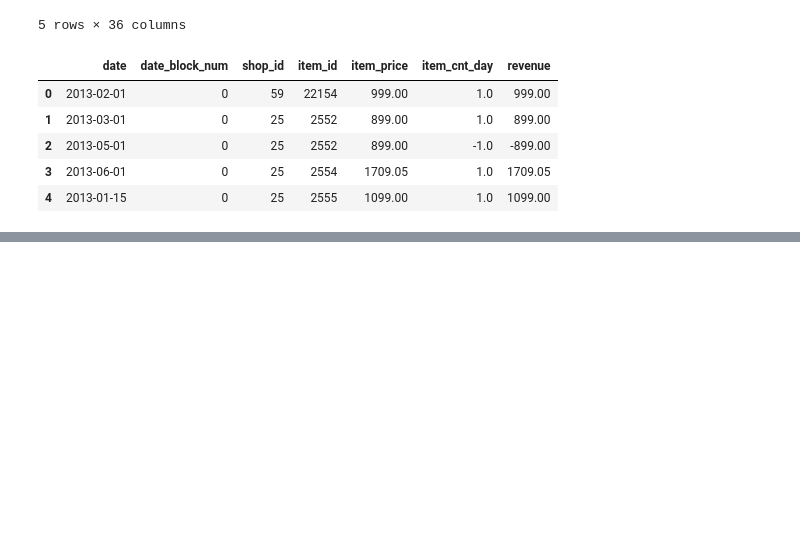
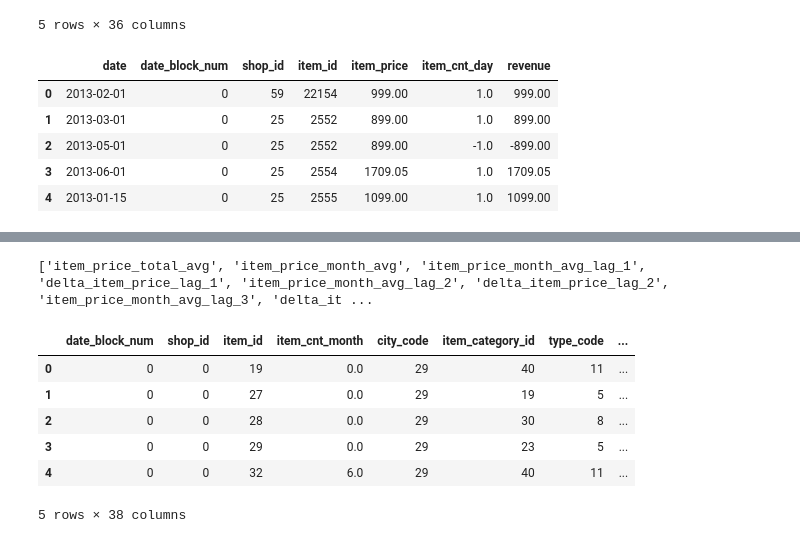
Before and after one commit to ShinsakuOkazaki/pred-future-sales, a Jupyter notebook: notebooks/lag_feature_gen.ipynb, the cells around one changed output, grey strips where cells are left out. Cells and saved outputs as stored; diff of their text form; code cells hidden in the pictures; blank space fills up the shorter version.

```diff
--- a/notebooks/lag_feature_gen.ipynb
+++ b/notebooks/lag_feature_gen.ipynb
@@ -107,0 +86,4 @@ MemoryError:
+# %%
+for i in lag_nums:
+    train_test['delta_item_price_lag_' + str(i)] = (train_test['item_price_month_avg_lag_' + str(i)] - train_test['item_price_total_avg']) \
+                                                        / train_test['item_price_total_avg']
@@ -107,0 +99,11 @@ MemoryError:
+# %%
+train_test['delta_item_price_lag'] = train_test['delta_item_price_lag'].astype(np.float64)
+# %%
+features_to_drop = ['item_price_total_avg', 'item_price_month_avg']
+
+for i in lag_nums:
+    features_to_drop.extend(['item_price_month_avg_lag_' + str(i), 'delta_item_price_lag_' + str(i)])
+# %%
+print(features_to_drop)
+# %% [output]
+['item_price_total_avg', 'item_price_month_avg', 'item_price_month_avg_lag_1', 'delta_item_price_lag_1', 'item_price_month_avg_lag_2', 'delta_item_price_lag_2', 'item_price_month_avg_lag_3', 'delta_it ...
@@ -110,14 +114,13 @@ group = sales_train.groupby(['shop_id', 'date_block_num']).agg({'revenue': ['sum
 group.columns = ['shop_month_revenue']
 group.reset_index(inplace=True)
 train_test = pd.merge(train_test, group, on=['shop_id', 'date_block_num'], how='left')
-
-group = sales_train.groupby(['date_block_num']).agg({'shop_month_revenue': ['mean']})
-group.columns = ['shop_monrh_avg_revenue']
-group.reset_index(inplace=True)
-train_test = pd.merge(train_test, group, on=['date_block_num'], how='left')
-
-
-train_test['delta_shop_month_revenue'] = (train_test['shop_month_revenue'] - train_test['shop_month_avg_revenue'])
-train_test = lag_feature(train_test, [1], 'delta_shop_month_revenue')
-
-train_test.drop(['shop_month_revenue', 'shop_month_avg_'])
+# %%
+train_test.head()
+# %% [output]
+|  | date_block_num | shop_id | item_id | item_cnt_month | city_code | item_category_id | type_code | ... |
+| 0 | 0 | 0 | 19 | 0.0 | 29 | 40 | 11 | ... |
+| 1 | 0 | 0 | 27 | 0.0 | 29 | 19 | 5 | ... |
+| 2 | 0 | 0 | 28 | 0.0 | 29 | 30 | 8 | ... |
+| 3 | 0 | 0 | 29 | 0.0 | 29 | 23 | 5 | ... |
+| 4 | 0 | 0 | 32 | 6.0 | 29 | 40 | 11 | ... |
+5 rows × 38 columns
```
Also changed, not shown: parts of 8 cells of this notebook.
